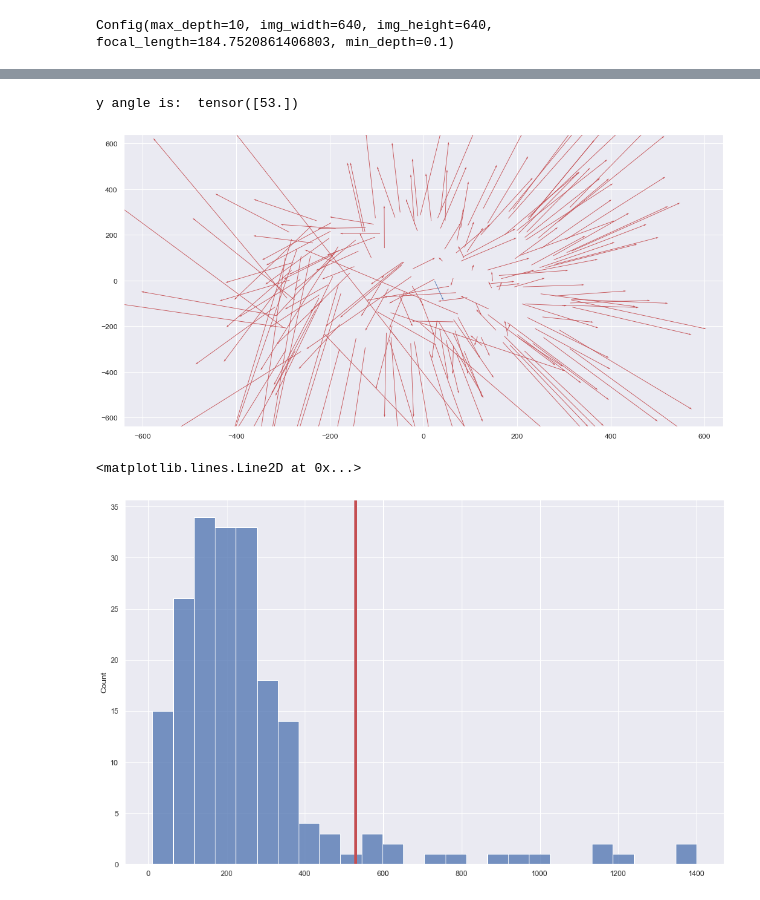
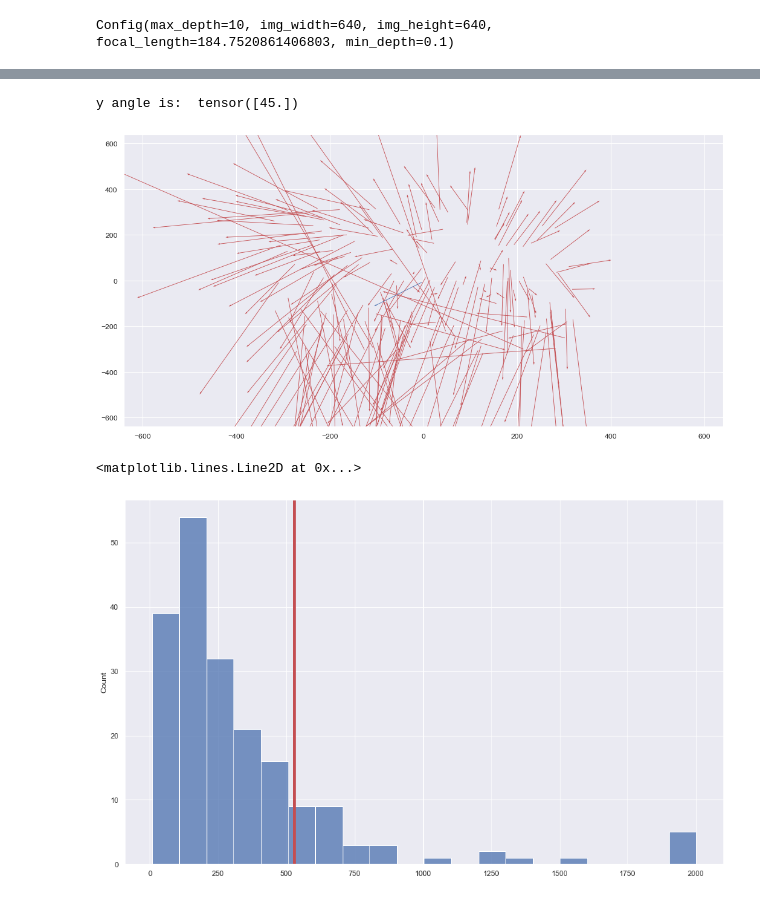
Before and after one commit to bohdanhlovatskyi/pose_estimation, a Jupyter notebook: Solver.ipynb, the cells around one changed output, grey strips where cells are left out. Drawn from its saved outputs; the diff is of its cells as text; code cells hidden in the pictures.

```diff
--- a/Solver.ipynb
+++ b/Solver.ipynb
@@ -260,15 +259,15 @@ def plot_displacements(gt, proj, conf):
 
     plt.show()
 # %%
-gt, proj, disp, y_angle = get_displacements(100, (0,  -15))
+gt, proj, disp, y_angle = get_displacements(100, (0,  -1))
 print("y angle is: ", y_angle)
 plot_displacements(gt, proj, conf)
 # %% [output]
-y angle is:  tensor([53.])
+y angle is:  tensor([45.])
-[figure, old version]
+[figure, new version]
 # %%
 sns.histplot([min(2000, float(elm.norm())) for elm in disp])
-plt.axvline(23**2, 0, 40, color='r', linewidth=4)
+plt.axvline(23**2, 0, 1, color='r', linewidth=4)
 # %% [output]
 <matplotlib.lines.Line2D at 0x...>
-[figure, old version]
+[figure, new version]
```
Also changed, not shown: parts of 2 cells of this notebook, 1 other file.
